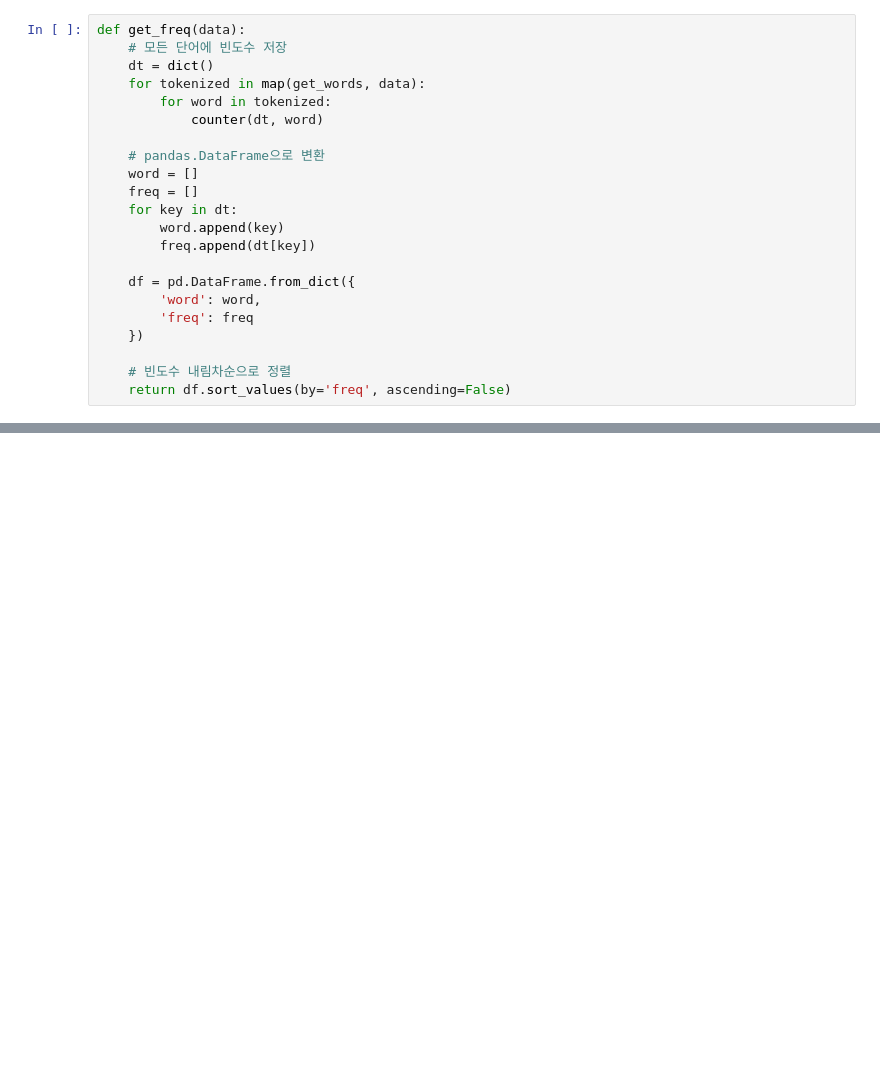
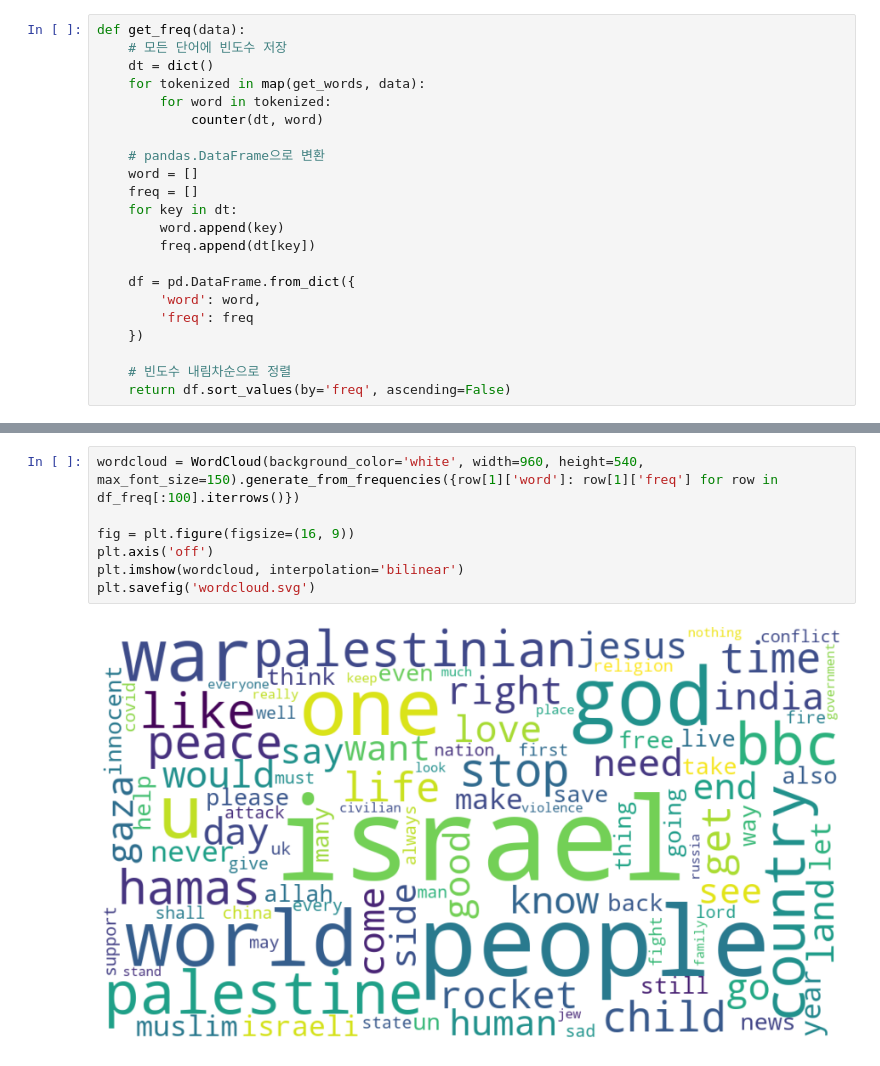
Before and after one commit to SSHS-RNE/youtube-data-acquisition, a Jupyter notebook: sample2.ipynb, the cells around one changed output, grey strips where cells are left out. Cells and saved outputs as stored; diff of their text form; blank space fills up the shorter version.

```diff
--- a/sample2.ipynb
+++ b/sample2.ipynb
@@ -517,0 +272,9 @@ files.download('wordcloud.svg')
+# %%
+wordcloud = WordCloud(background_color='white', width=960, height=540, max_font_size=150).generate_from_frequencies({row[1]['word']: row[1]['freq'] for row in df_freq[:100].iterrows()})
+
+fig = plt.figure(figsize=(16, 9))
+plt.axis('off')
+plt.imshow(wordcloud, interpolation='bilinear')
+plt.savefig('wordcloud.svg')
+# %% [output]
+[figure, added]
```
Also changed, not shown: parts of 35 cells of this notebook, 9 other files.
